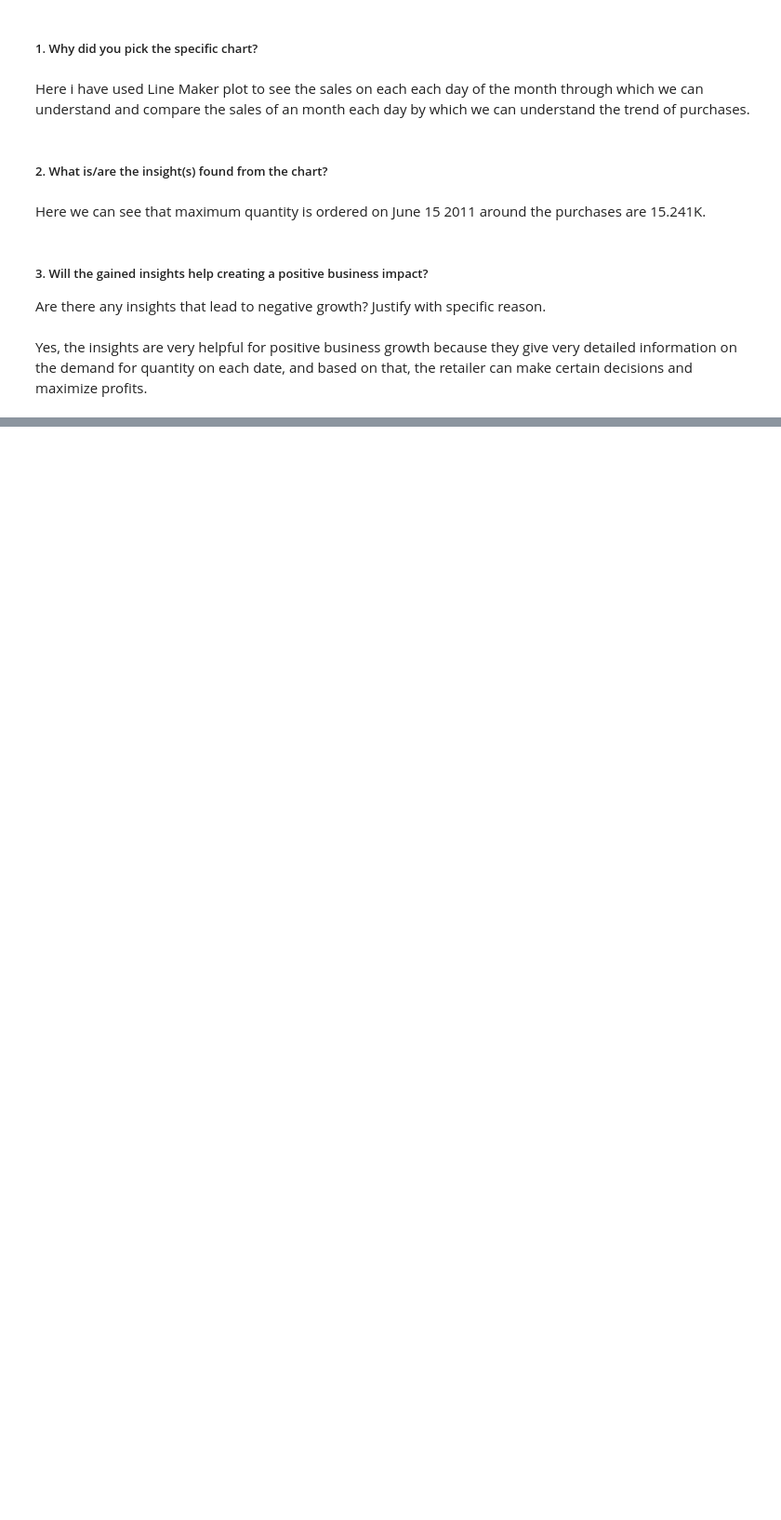
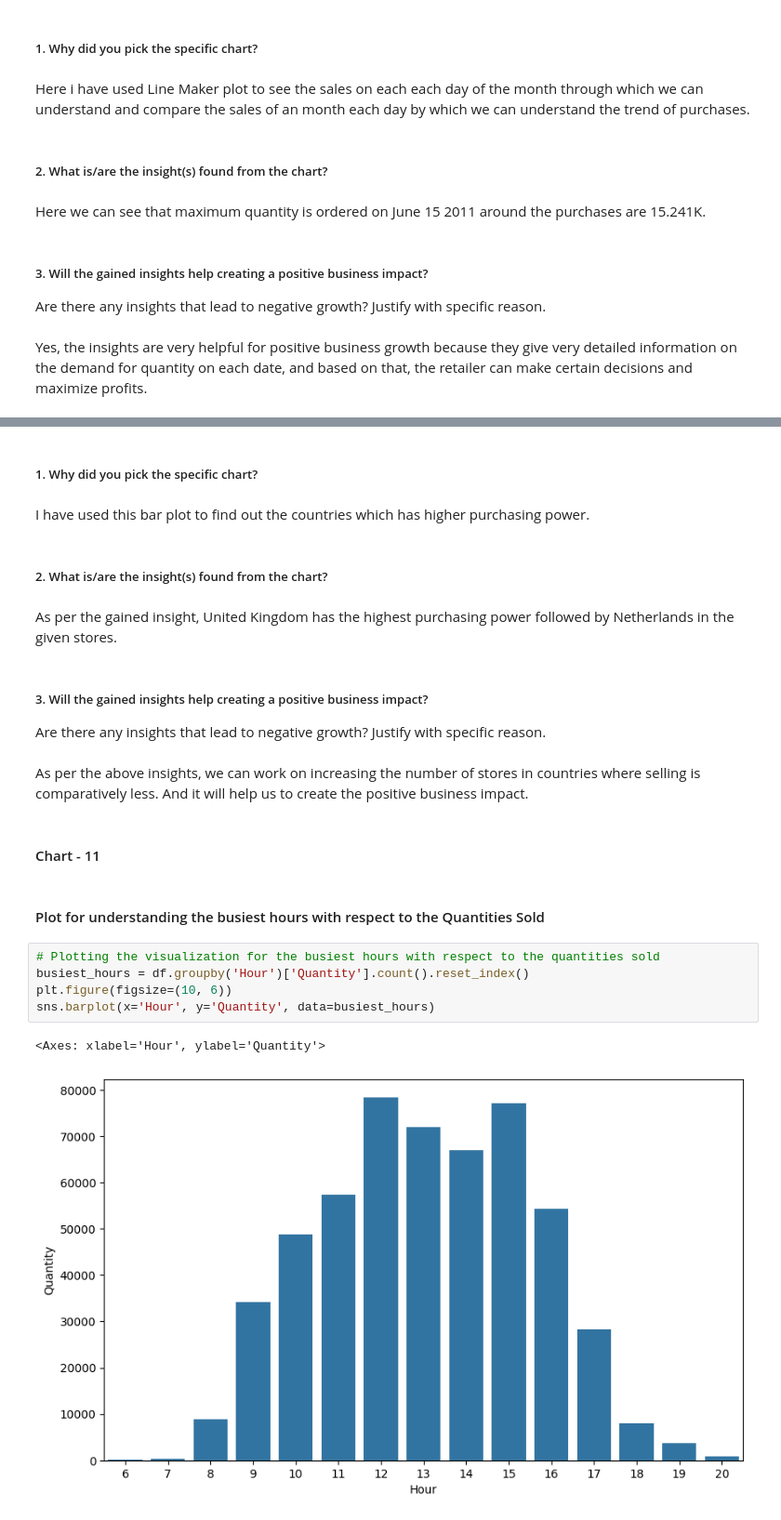
Before and after one commit to Madhukargoud2197/Myntra_Online_Retail_Segmentation_Project, a Jupyter notebook: Myntra_Online_Retail_Customer_Segmentation_Project.ipynb, the cells around one changed output, grey strips where cells are left out. Shown at 93% size. Saved outputs shown, nothing was run; the diff lists cells and outputs as text; blank space fills up the shorter version.

```diff
--- a/Myntra_Online_Retail_Customer_Segmentation_Project.ipynb
+++ b/Myntra_Online_Retail_Customer_Segmentation_Project.ipynb
@@ -930,0 +981,25 @@ Yes, the insights are very helpful for positive business growth because they giv
+# %% [markdown]
+##### 1. Why did you pick the specific chart?
+# %% [markdown]
+I have used this bar plot to find out the countries which has higher purchasing power.
+# %% [markdown]
+##### 2. What is/are the insight(s) found from the chart?
+# %% [markdown]
+As per the gained insight, United Kingdom has the highest purchasing power followed by Netherlands in the given stores.
+# %% [markdown]
+##### 3. Will the gained insights help creating a positive business impact?
+Are there any insights that lead to negative growth? Justify with specific reason.
+# %% [markdown]
+As per the above insights, we can work on increasing the number of stores in countries where selling is comparatively less. And it will help us to create the positive business impact.
+# %% [markdown]
+#### Chart - 11
+# %% [markdown]
+#### Plot for understanding the busiest hours with respect to the Quantities Sold
+# %%
+# Plotting the visualization for the busiest hours with respect to the quantities sold
+busiest_hours = df.groupby('Hour')['Quantity'].count().reset_index()
+plt.figure(figsize=(10, 6))
+sns.barplot(x='Hour', y='Quantity', data=busiest_hours)
+# %% [output]
+<Axes: xlabel='Hour', ylabel='Quantity'>
+[figure, added]
```
Also changed, not shown: parts of 37 cells of this notebook.
